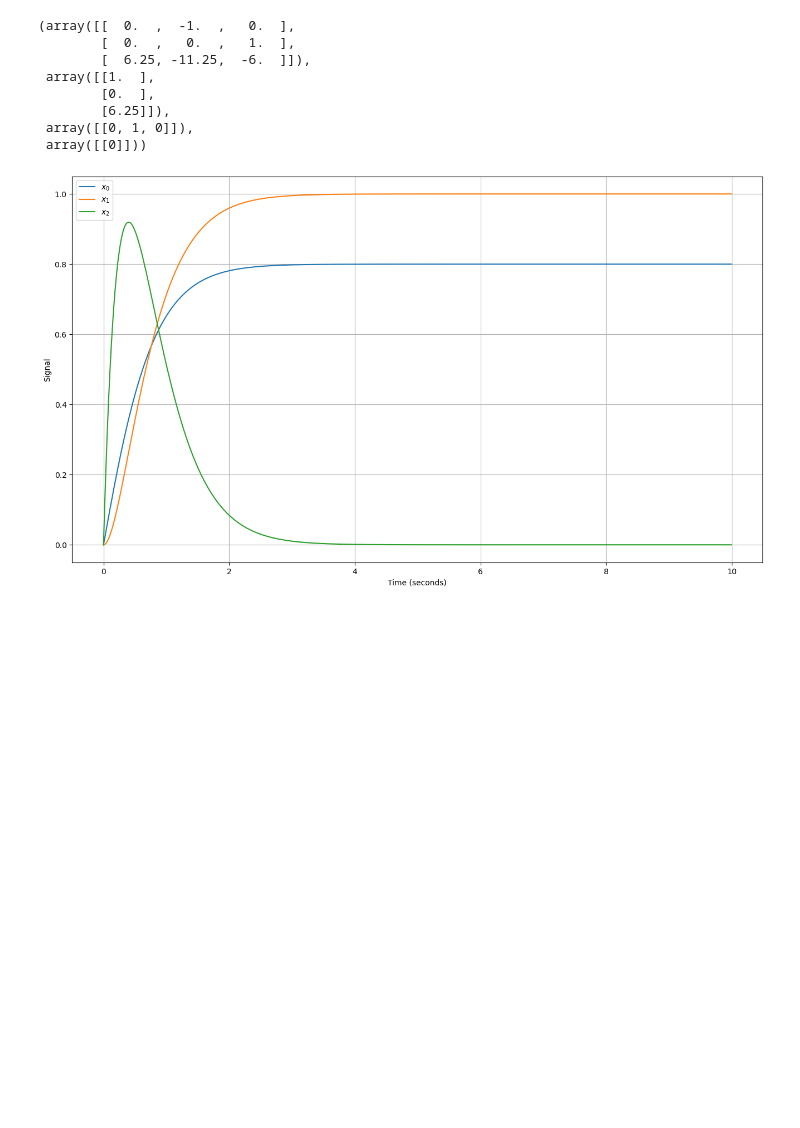
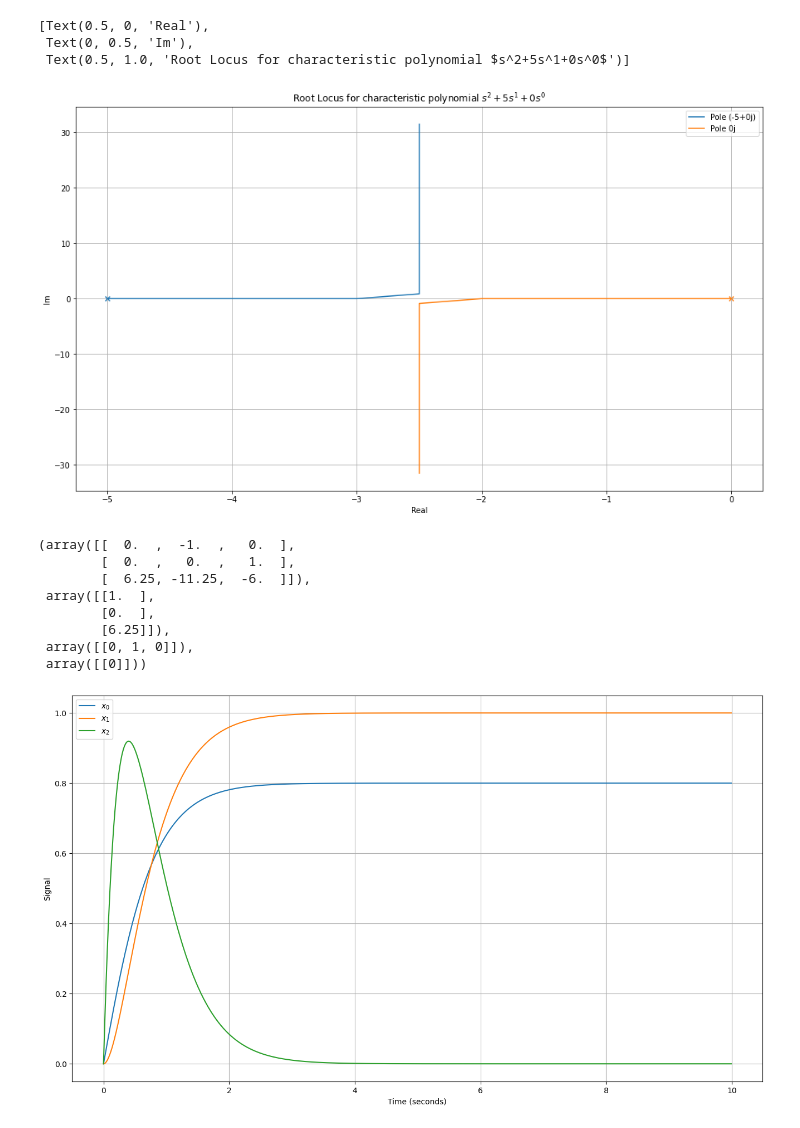
Before and after one commit to lucasbanunes/control-and-automation, a Jupyter notebook: labeca/ativ1_lucas_nunes.ipynb, the cells around one changed output. Cells and saved outputs as stored; diff of their text form; code cells hidden in the pictures; blank space fills up the shorter version.

Commit message:
Added rlocus plot for ativ1.

```diff
--- a/labeca/ativ1_lucas_nunes.ipynb
+++ b/labeca/ativ1_lucas_nunes.ipynb
@@ -28,6 +28,42 @@ def plot(t, xt):
     ax.set_ylabel('Signal')
     ax.legend()
     return fig, ax
+# %%
+den = np.array([1, 5, 0])
+poly_degree =  len(den)-1
+k_range = (0,1000,0.01)
+ff_poles = np.roots(den)
+ks = np.arange(*k_range)
+fb_poles = np.empty((len(ks), poly_degree), dtype=np.complex64)
+exponents = np.arange(poly_degree, -1, -1)
+for i, k in enumerate(ks):
+    current_den = den.copy()
+    current_den[-1] += k
+    fb_poles[i] = np.roots(current_den)
+# %%
+fig, ax = plt.subplots(1,1, figsize=(16,9), dpi=72)
+for ipole in range(fb_poles.shape[1]):
+    real_x = np.real(fb_poles[:, ipole])
+    imag_y = np.imag(fb_poles[:, ipole])
+    ax.plot(real_x, imag_y, label=f'Pole {fb_poles[0, ipole]}')
+    ax.scatter(real_x[0], imag_y[0], marker='x')
+ax.legend()
+ax.grid()
+poly_text = ''
+for i, exponent in enumerate(range(poly_degree, -1,-1)):
+    if exponent != poly_degree:
+        poly_text += '+'
+
+    if den[i] != 1:
+        poly_text +=f'{den[i]}s^{exponent}'
+    else:
+        poly_text +=f's^{exponent}'
+ax.set(xlabel='Real', ylabel='Im', title = rf'Root Locus for characteristic polynomial ${poly_text}$')
+# %% [output]
+[Text(0.5, 0, 'Real'),
+ Text(0, 0.5, 'Im'),
+ Text(0.5, 1.0, 'Root Locus for characteristic polynomial $s^2+5s^1+0s^0$')]
+[figure, added]
 # %%
 kp = 6.25
 ki=kp
```
Also changed, not shown: parts of 1 cell of this notebook.
